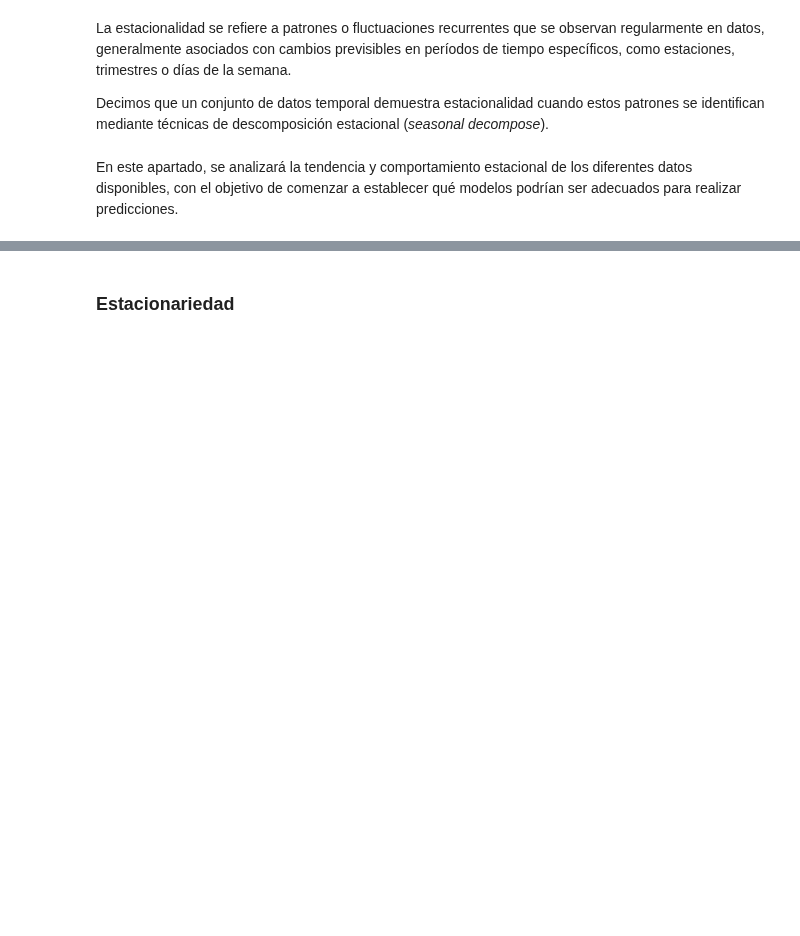
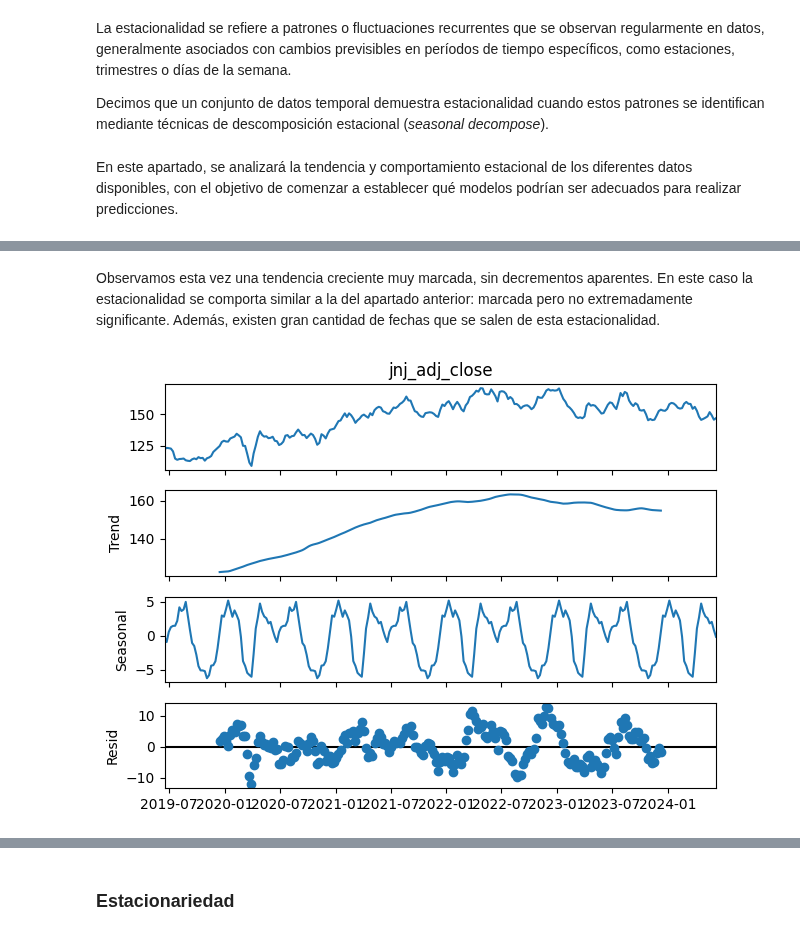
Before and after one commit to alu0101351773/TAAD_practicas, a Jupyter notebook: src/time_series.ipynb, the cells around one changed output, grey strips where cells are left out. Cells and saved outputs as stored; diff of their text form; code cells hidden in the pictures; blank space fills up the shorter version.

```diff
--- a/src/time_series.ipynb
+++ b/src/time_series.ipynb
@@ -388,0 +391,8 @@ plt.show()
+# %% [markdown]
+Observamos esta vez una tendencia creciente muy marcada, sin decrementos aparentes. En este caso la estacionalidad se comporta similar a la del apartado anterior: marcada pero no extremadamente significante. Además, existen gran cantidad de fechas que se salen de esta estacionalidad.
+# %%
+seasonal_decompose(combined_data['jnj_adj_close'], model = 'aditive').plot()
+
+plt.show()
+# %% [output]
+[figure, added]
```
Also changed, not shown: parts of 39 cells of this notebook.
